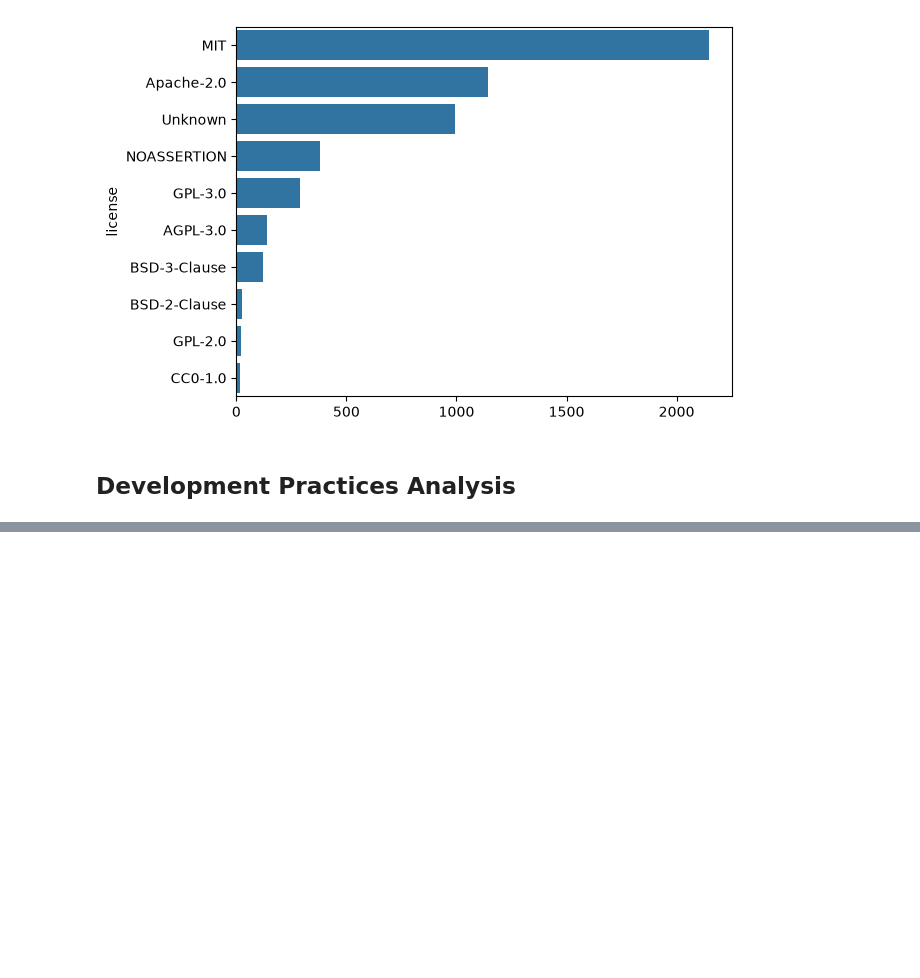
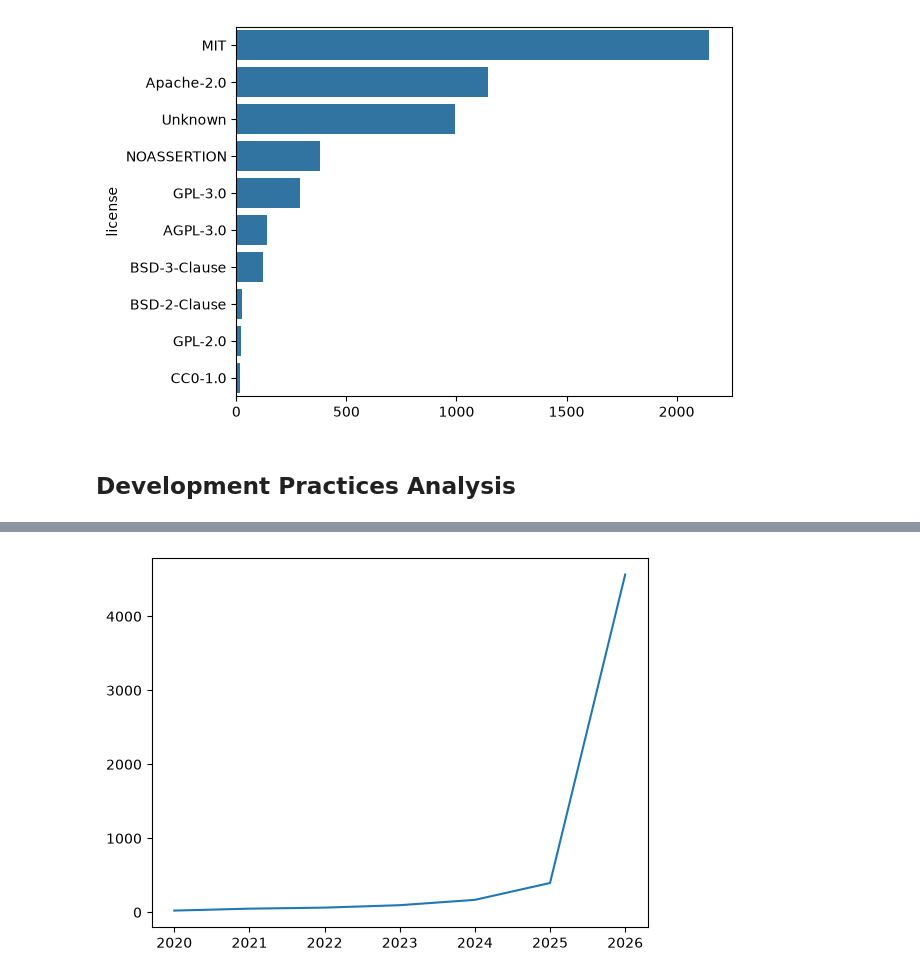
Before and after one commit to hellovishwas/python-ecosystem-intelligence, a Jupyter notebook: notebooks/03_github_eda.ipynb, the cells around one changed output, grey strips where cells are left out. Saved outputs shown, nothing was run; the diff lists cells and outputs as text; code cells hidden in the pictures; blank space fills up the shorter version.

```diff
--- a/notebooks/03_github_eda.ipynb
+++ b/notebooks/03_github_eda.ipynb
@@ -96,0 +116,6 @@ plt.show()
+# %%
+df["created_at"] = pd.to_datetime(df["created_at"])
+df["updated_at"] = pd.to_datetime(df["updated_at"])
+# %%
+df["updated_year"] = df["updated_at"].dt.year
+df.head(1)
@@ -96,0 +126,7 @@ plt.show()
+# %%
+year_count=df.groupby("updated_year")['url'].count()
+# %%
+plt.plot(year_count.index,year_count.values)
+plt.show()
+# %% [output]
+[figure, added]
```
Also changed, not shown: parts of 9 cells of this notebook, 6 other files.
